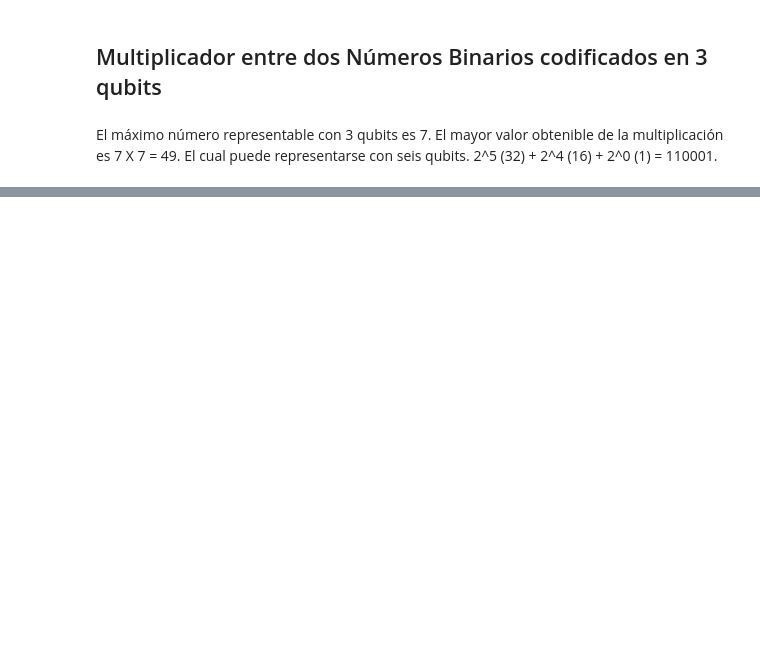
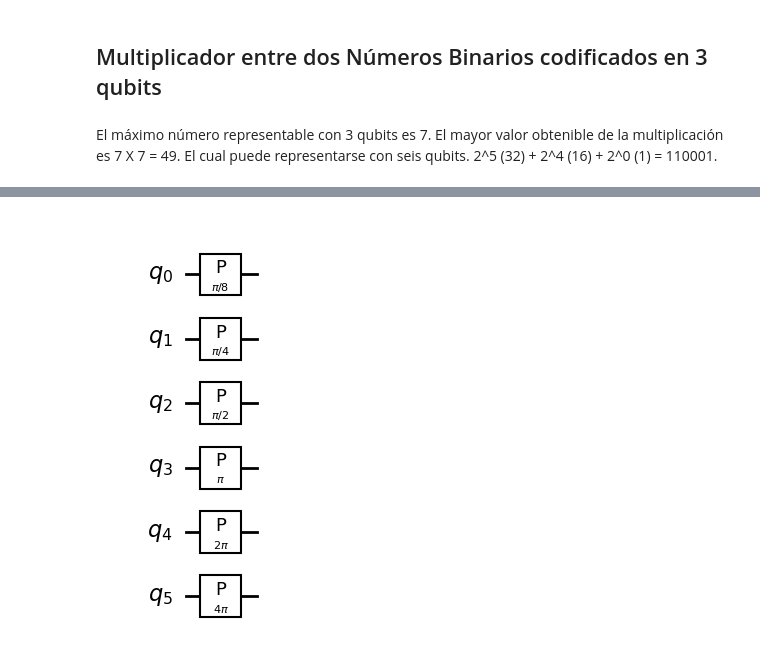
Before and after one commit to iroumec/Quantum-Computing, a Jupyter notebook: tercera_entrega.ipynb, the cells around one changed output, grey strips where cells are left out. Saved outputs shown, nothing was run; the diff lists cells and outputs as text; code cells hidden in the pictures; blank space fills up the shorter version.

```diff
--- a/tercera_entrega.ipynb
+++ b/tercera_entrega.ipynb
@@ -59,0 +79,19 @@ El máximo número representable con 3 qubits es 7. El mayor valor obtenible de
+# %%
+def plusN(n, result_qubits):
+
+    # Creación del circuito.
+    qc = QuantumCircuit(result_qubits, name=f"+{n}")
+
+    for i in range(result_qubits):
+
+        # Fórmula: Angulo Base * Valor
+        angulo = (math.pi / (2 ** i)) * n
+
+        # Aplicación de la rotación.
+        qc.p(angulo, result_qubits - 1 - i)
+
+    return qc
+
+plusN(4, 6).draw(output='mpl', style='bw')
+# %% [output]
+[figure, added]
```
Also changed, not shown: parts of 8 cells of this notebook, 3 other files.
